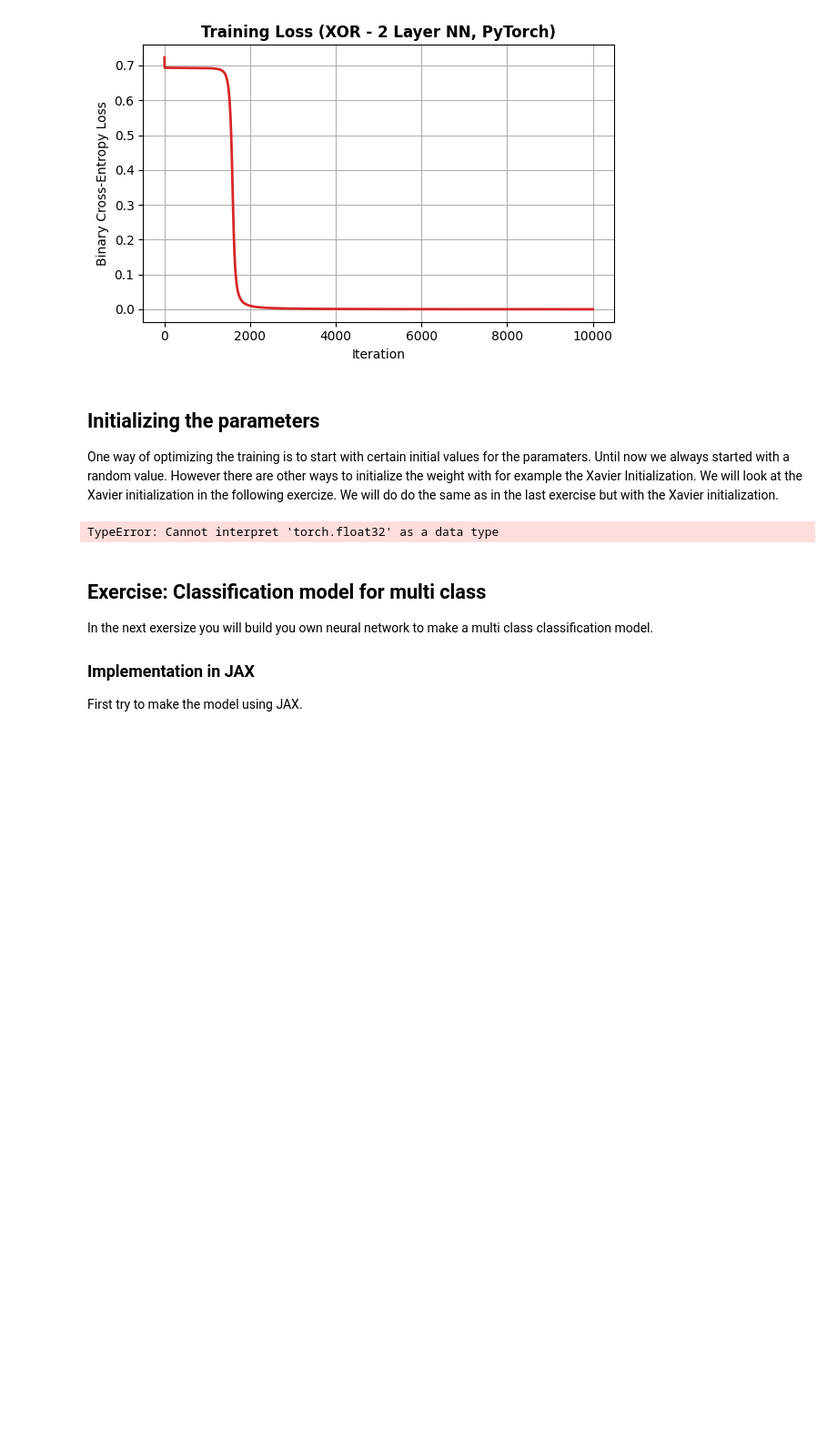
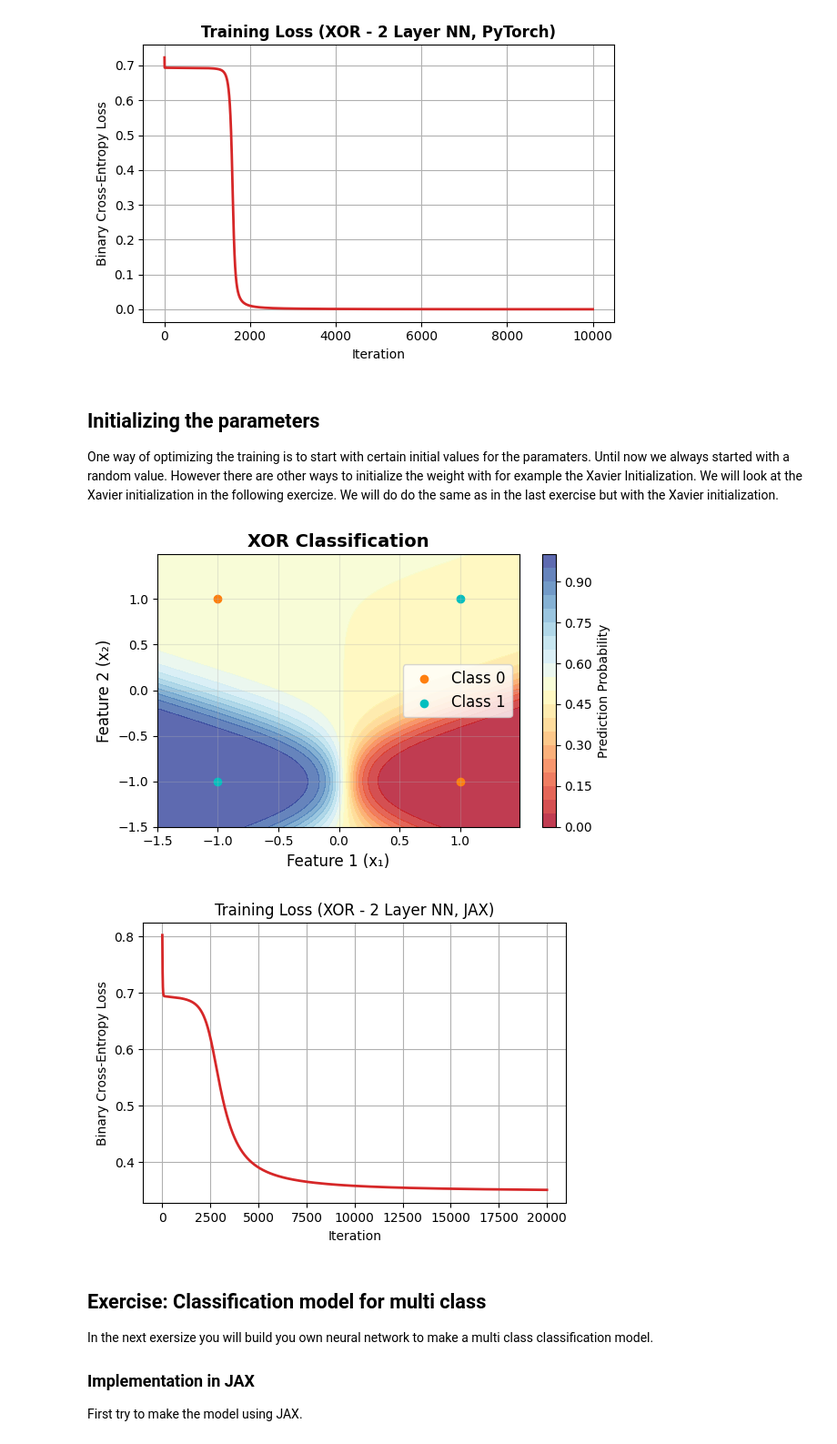
Before and after one commit to faressc/dl4ad, a Jupyter notebook: notebooks/03-perceptrons.ipynb, the cells around one changed output. Shown at 91% size. Cells and saved outputs as stored; diff of their text form; code cells hidden in the pictures; blank space fills up the shorter version.

```diff
--- a/notebooks/03-perceptrons.ipynb
+++ b/notebooks/03-perceptrons.ipynb
@@ -530,12 +547,12 @@ def train(key, X, Y, n_hidden1=4, n_hidden2=4, lr=0.5, n_iter=10000):
 # %%
-params, loss_history = train(key, X, Y, n_hidden1=7, n_hidden2=7, lr=0.08, n_iter=20000)
+params, loss_history = train(key, X, Y, n_hidden1=7, n_hidden2=7, lr=0.5, n_iter=10000)
 
 # Plot data and fitted line
 x_min, x_max = X[:, 0].min() - 0.5, X[:, 0].max() + 0.5
 y_min, y_max = X[:, 1].min() - 0.5, X[:, 1].max() + 0.5
 h = 0.01  # Step size in the mesh
-xx, yy = np.meshgrid(np.arange(x_min, x_max, h),
-                        np.arange(y_min, y_max, h))
+xx, yy = np.meshgrid(np.arange(x_min, x_max, s),
+                        np.arange(y_min, y_max, s))
 
 # Create input array from mesh grid
 mesh_input = np.c_[xx.ravel(), yy.ravel()]
@@ -734,7 +751,7 @@ def train_xavier_init(key, X, Y, n_hidden1=4, n_hidden2=4, lr=0.5, n_iter=10000)
 
     return params, loss_history
 # %%
-params, loss_history = train_xavier_init(key, X, Y, n_hidden1=4, n_hidden2=4, lr=0.03, n_iter=20000)
+params, loss_history = train_xavier_init(key, X, Y, n_hidden1=2, n_hidden2=2, lr=0.08, n_iter=20000)
 
 # Plot data and fitted line
 x_min, x_max = X[:, 0].min() - 0.5, X[:, 0].max() + 0.5
@@ -759,34 +776,35 @@ contourf = plt.contourf(xx, yy, Z, levels=20, cmap='RdYlBu', alpha=0.8)
 plt.colorbar(contourf, label='Prediction Probability')
 
 
 # Plot decision boundary line (0.5 threshold)
 #contour = plt.contour(xx, yy, Z, levels=[0.5], colors='black', linewidths=2)
 #plt.clabel(contour, inline=True)
 
 class_0 = X[Y.ravel() == 0]
 class_1 = X[Y.ravel() == 1]
 
 
 plt.scatter(class_0[:, 0], class_0[:, 1], color="C1", label="Class 0")
 plt.scatter(class_1[:, 0], class_1[:, 1], color="c", label="Class 1")
 
 plt.xlabel('Feature 1 (x₁)', fontsize=12)
 plt.ylabel('Feature 2 (x₂)', fontsize=12)
 plt.title("XOR Classification", fontsize=14, fontweight='bold')
 plt.legend(fontsize=12)
 plt.grid(True, alpha=0.3)
 plt.tight_layout()
 
 
 plt.figure(figsize=(6,4))
 plt.plot(loss_history, color="C3", lw=2)
 plt.xlabel("Iteration")
 plt.ylabel("Binary Cross-Entropy Loss")
 plt.title("Training Loss (XOR - 2 Layer NN, JAX)")
 plt.grid(True)
 plt.show()
 # %% [output]
-TypeError: Cannot interpret 'torch.float32' as a data type
+[figure, added]
+[figure, added]
 # %% [markdown]
 ## Exercise: Classification model for multi class
 
```
Also changed, not shown: parts of 15 cells of this notebook.
